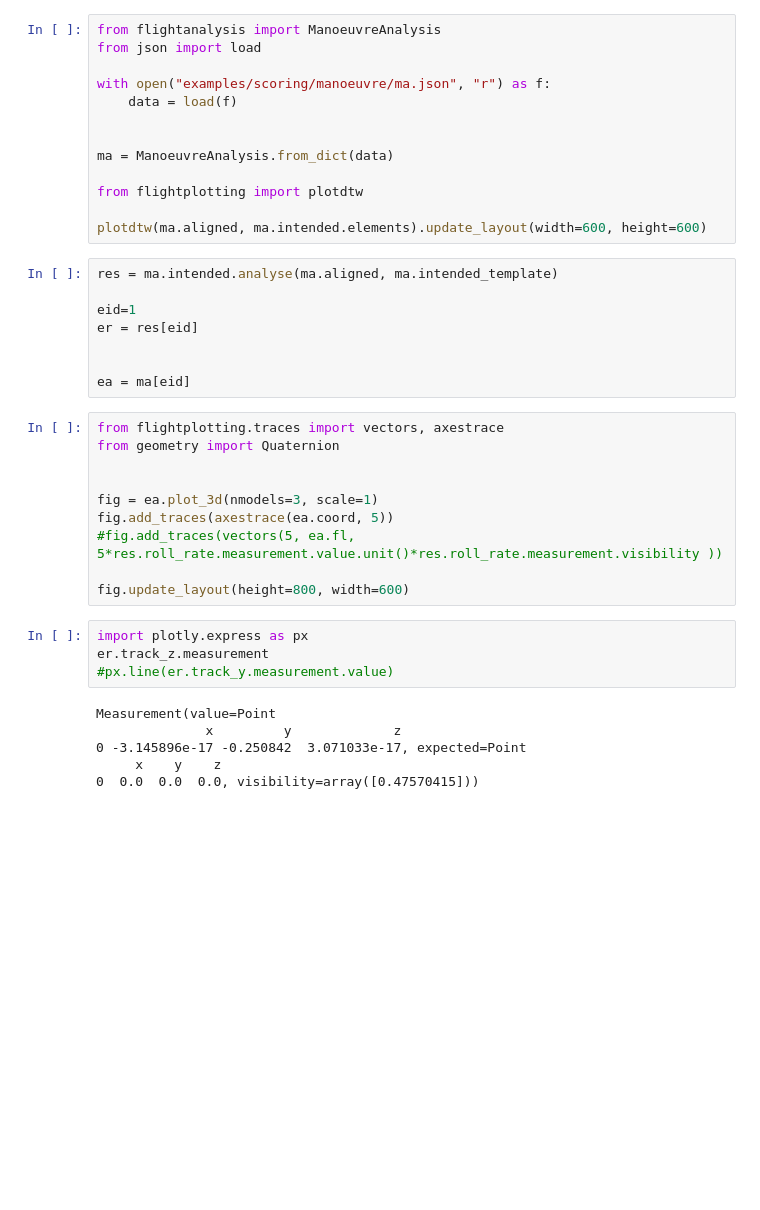
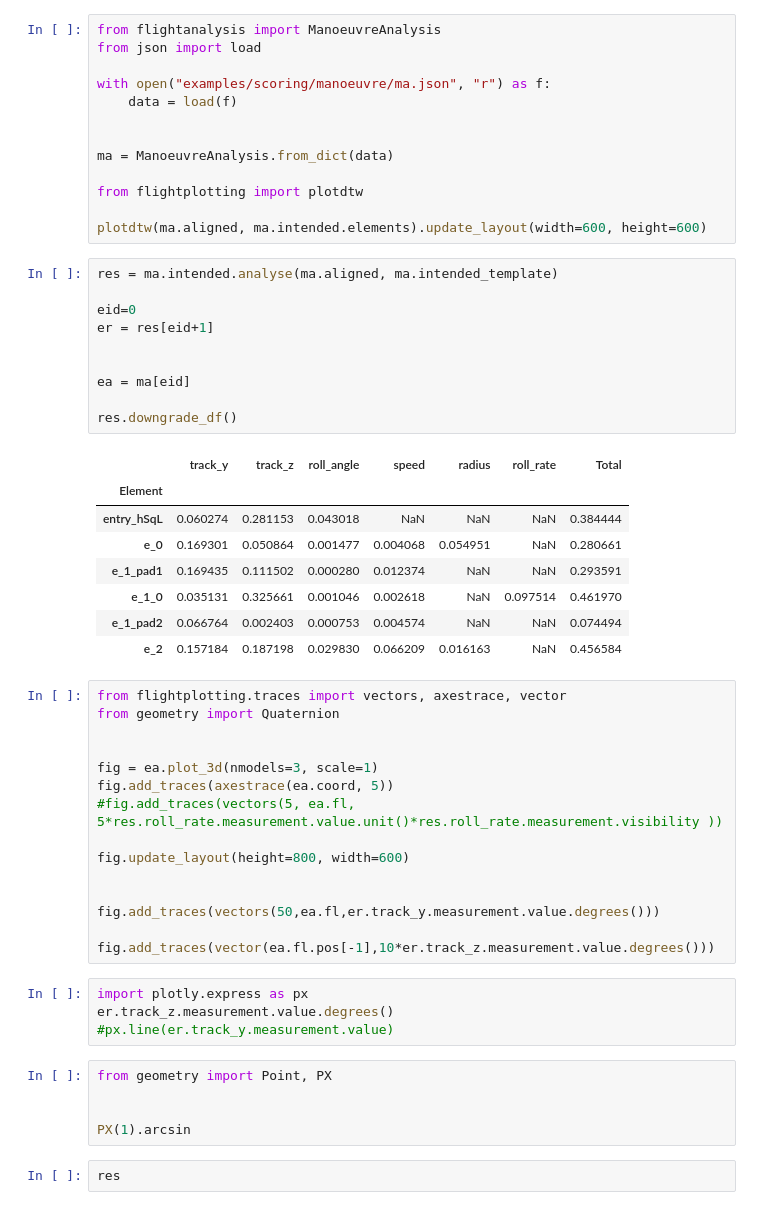
Before and after one commit to VinceBeesley/FlightAnalysis, a Jupyter notebook: examples/scoring/manoeuvre/man_analysis.ipynb, the cells around one changed output. Cells and saved outputs as stored; diff of their text form; blank space fills up the shorter version.

Commit message:
fixed track intra errors

```diff
--- a/examples/scoring/manoeuvre/man_analysis.ipynb
+++ b/examples/scoring/manoeuvre/man_analysis.ipynb
@@ -14,13 +14,24 @@ plotdtw(ma.aligned, ma.intended.elements).update_layout(width=600, height=600)
 # %%
 res = ma.intended.analyse(ma.aligned, ma.intended_template)
 
-eid=1
-er = res[eid]
+eid=0
+er = res[eid+1]
 
 
 ea = ma[eid]
+
+res.downgrade_df()
+# %% [output]
+|  | track_y | track_z | roll_angle | speed | radius | roll_rate | Total |
+| Element |  |  |  |  |  |  |  |
+| entry_hSqL | 0.060274 | 0.281153 | 0.043018 | NaN | NaN | NaN | 0.384444 |
+| e_0 | 0.169301 | 0.050864 | 0.001477 | 0.004068 | 0.054951 | NaN | 0.280661 |
+| e_1_pad1 | 0.169435 | 0.111502 | 0.000280 | 0.012374 | NaN | NaN | 0.293591 |
+| e_1_0 | 0.035131 | 0.325661 | 0.001046 | 0.002618 | NaN | 0.097514 | 0.461970 |
+| e_1_pad2 | 0.066764 | 0.002403 | 0.000753 | 0.004574 | NaN | NaN | 0.074494 |
+| e_2 | 0.157184 | 0.187198 | 0.029830 | 0.066209 | 0.016163 | NaN | 0.456584 |
 # %%
-from flightplotting.traces import vectors, axestrace
+from flightplotting.traces import vectors, axestrace, vector
 from geometry import Quaternion
 
 
@@ -29,13 +40,19 @@ fig.add_traces(axestrace(ea.coord, 5))
 #fig.add_traces(vectors(5, ea.fl, 5*res.roll_rate.measurement.value.unit()*res.roll_rate.measurement.visibility ))
 
 fig.update_layout(height=800, width=600)
+
+
+fig.add_traces(vectors(50,ea.fl,er.track_y.measurement.value.degrees()))
+
+fig.add_traces(vector(ea.fl.pos[-1],10*er.track_z.measurement.value.degrees()))
 # %%
 import plotly.express as px
-er.track_z.measurement
+er.track_z.measurement.value.degrees()
 #px.line(er.track_y.measurement.value)
-# %% [output]
-Measurement(value=Point
-              x         y             z
-0 -3.145896e-17 -0.250842  3.071033e-17, expected=Point
-     x    y    z
-0  0.0  0.0  0.0, visibility=array([0.47570415]))
+# %%
+from geometry import Point, PX
+
+
+PX(1).arcsin
+# %%
+res
```
Also changed, not shown: 1 other file.
